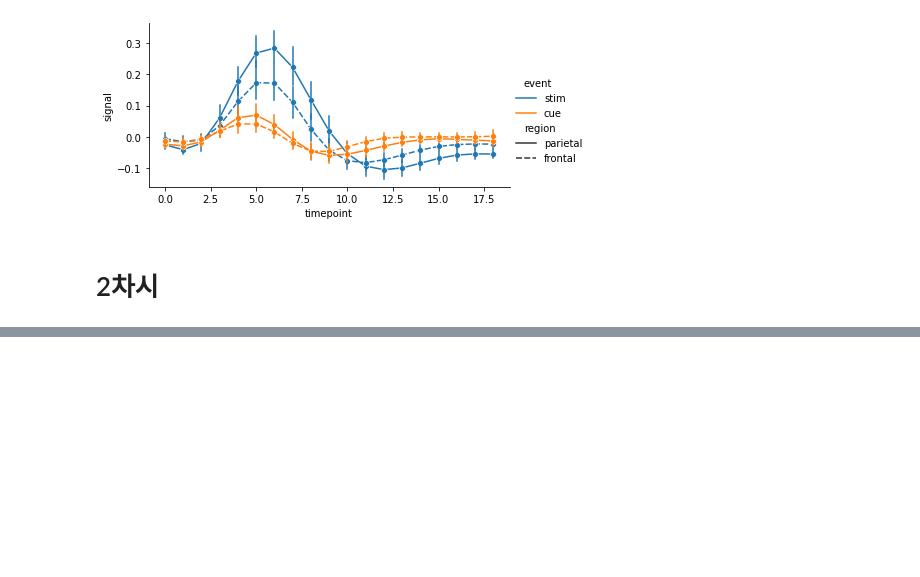
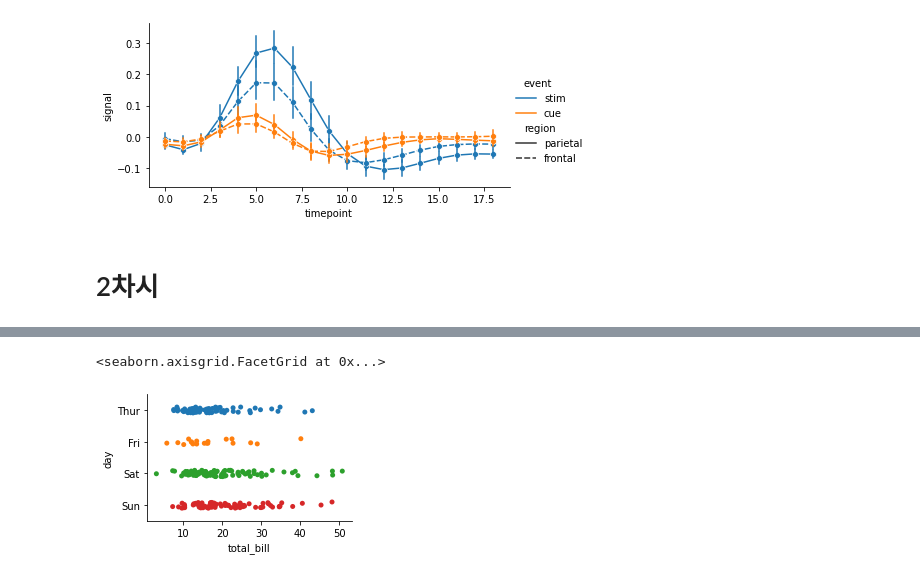
Before and after one commit to hanbinChae/Python-learning-univ, a Jupyter notebook: 빅데이터분석응용/경기과학기술대학교_202263020_채한빈_13주차.ipynb, the cells around one changed output, grey strips where cells are left out. Drawn from its saved outputs; the diff is of its cells as text; code cells hidden in the pictures; blank space fills up the shorter version.

```diff
--- a/빅데이터분석응용/경기과학기술대학교_202263020_채한빈_13주차.ipynb
+++ b/빅데이터분석응용/경기과학기술대학교_202263020_채한빈_13주차.ipynb
@@ -152,0 +175,7 @@ sns.relplot(x = 'timepoint',y='signal',kind='line',
+# %%
+sns.catplot(y='day', x='total_bill',data=tips,
+           height =2.5, aspect=1.5)
+# x,y 순서 바꿔줌
+# %% [output]
+<seaborn.axisgrid.FacetGrid at 0x...>
+[figure, added]
```
Also changed, not shown: parts of 23 cells of this notebook, 2 other files.
